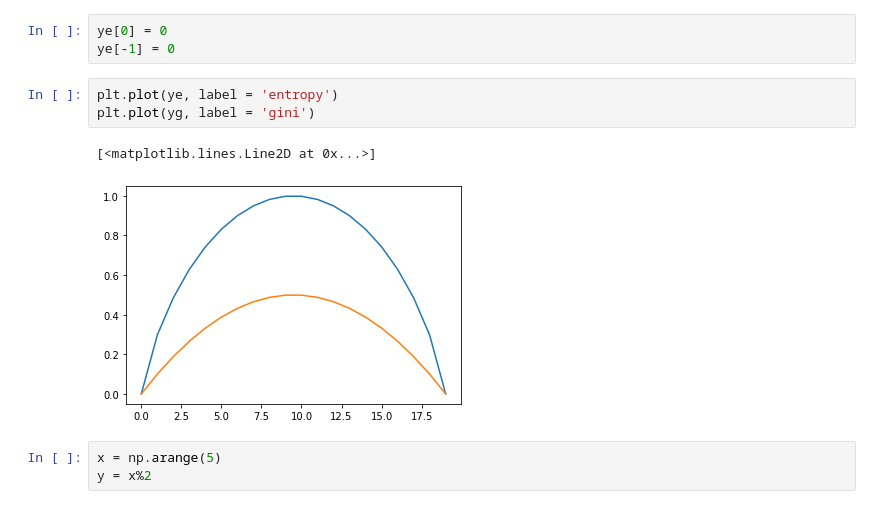
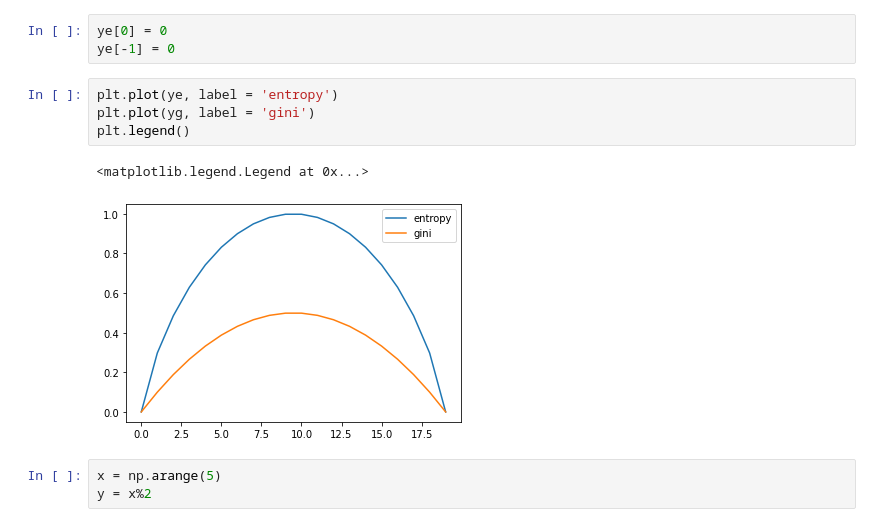
Before and after one commit to Diwakar-Gupta/LrcDataScience, a Jupyter notebook: 22-01-31-Decision_Tree/Codes.ipynb, the cells around one changed output. Drawn from its saved outputs; the diff is of its cells as text.

```diff
--- a/22-01-31-Decision_Tree/Codes.ipynb
+++ b/22-01-31-Decision_Tree/Codes.ipynb
@@ -15,9 +15,10 @@ ye[-1] = 0
 # %%
 plt.plot(ye, label = 'entropy')
 plt.plot(yg, label = 'gini')
+plt.legend()
 # %% [output]
-[<matplotlib.lines.Line2D at 0x...>]
+<matplotlib.legend.Legend at 0x...>
-[figure, old version]
+[figure, new version]
 # %%
 x = np.arange(5)
 y = x%2
```
Also changed, not shown: parts of 15 cells of this notebook.
